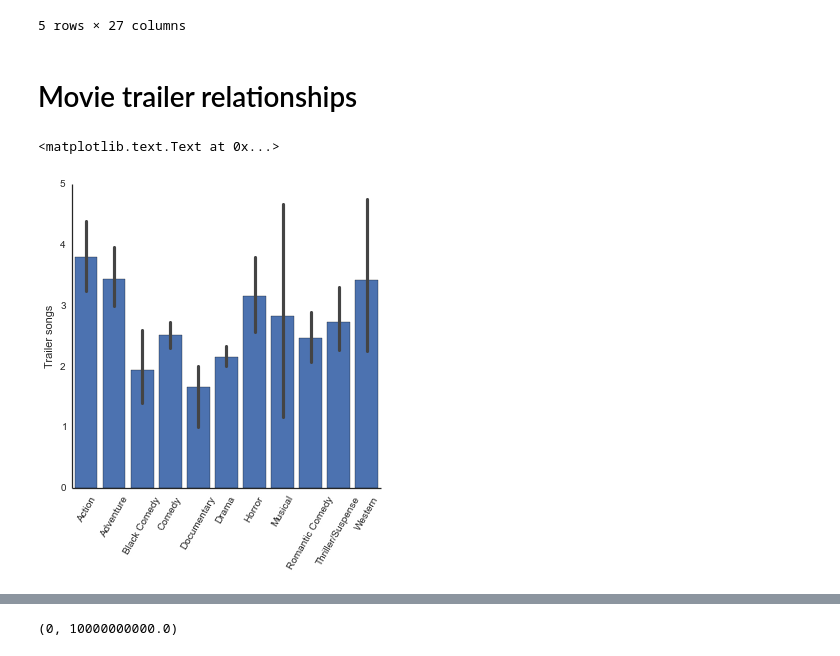
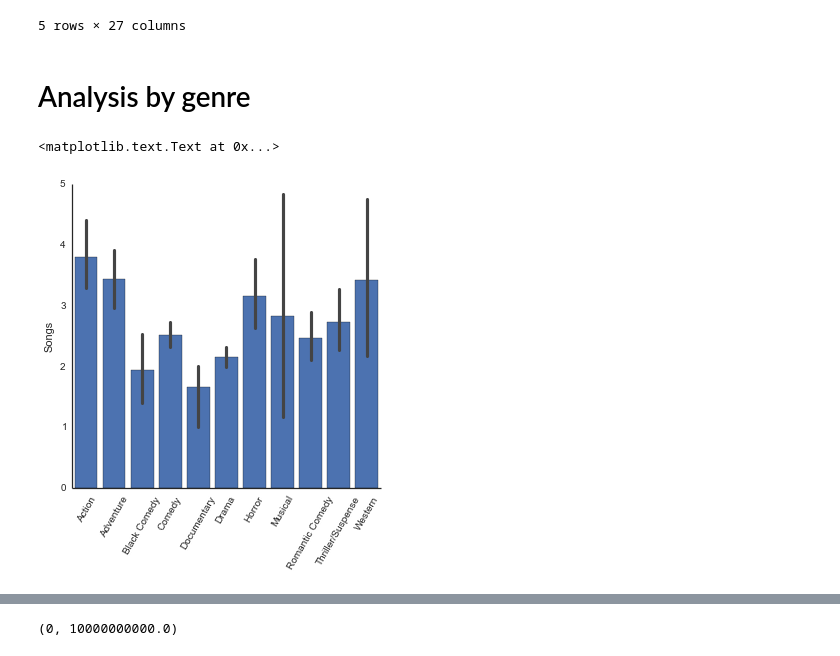
Before and after one commit to brianckeegan/Trailers, a Jupyter notebook: Trailers.ipynb, the cells around one changed output, grey strips where cells are left out. Drawn from its saved outputs; the diff is of its cells as text; code cells hidden in the pictures.

Commit message:
Factor plot and merge

```diff
--- a/Trailers.ipynb
+++ b/Trailers.ipynb
@@ -335,9 +336,11 @@ df = df.set_index('Title')
 df['Runtime'] = df['Runtime'].apply(lambda x:_to_float(x[:-4],np.nan))
 df['imdbVotes'] = df['imdbVotes'].apply(lambda x:_to_float(x.replace(',',''),np.nan))
 df = df.replace({'N/A':np.nan})
+df['imdbRating'] = df['imdbRating'].apply(float)
+df['Metascore'] = df['Metascore'].apply(float)
 df['Year'] = pd.to_datetime(df['Released'],format='%d %b %Y',unit='D').apply(lambda x: x.year)
 # %%
-s = pd.Series({name[:-7]:c for name,c in odc.iteritems() if c > 0},name='Trailer songs')
+s = pd.Series({name[:-7]:c for name,c in odc.iteritems() if c > 0},name='Songs')
 df = df.join(s,how='left')
 #df = df.replace({'N/A':np.nan})
 df = df.dropna(axis=0)
@@ -357,13 +360,13 @@ df2.head()
 5 rows × 27 columns
 # %%
 df2.to_csv('joined_data.csv',encoding='utf8')
-# %% [markdown]
-# Movie trailer relationships
+# %% [markdown]
+# Analysis by genre
 # %%
-sns.factorplot('Genre_y','Trailer songs',data=df2,kind='auto')
+sns.factorplot('Genre_y','Songs',data=df2,kind='auto')
 plt.xticks(rotation=60)
 plt.xlabel('')
 #plt.ylim((0,10))
 # %% [output]
 <matplotlib.text.Text at 0x...>
-[figure, old version]
+[figure, new version]
```
Also changed, not shown: parts of 15 cells of this notebook.
